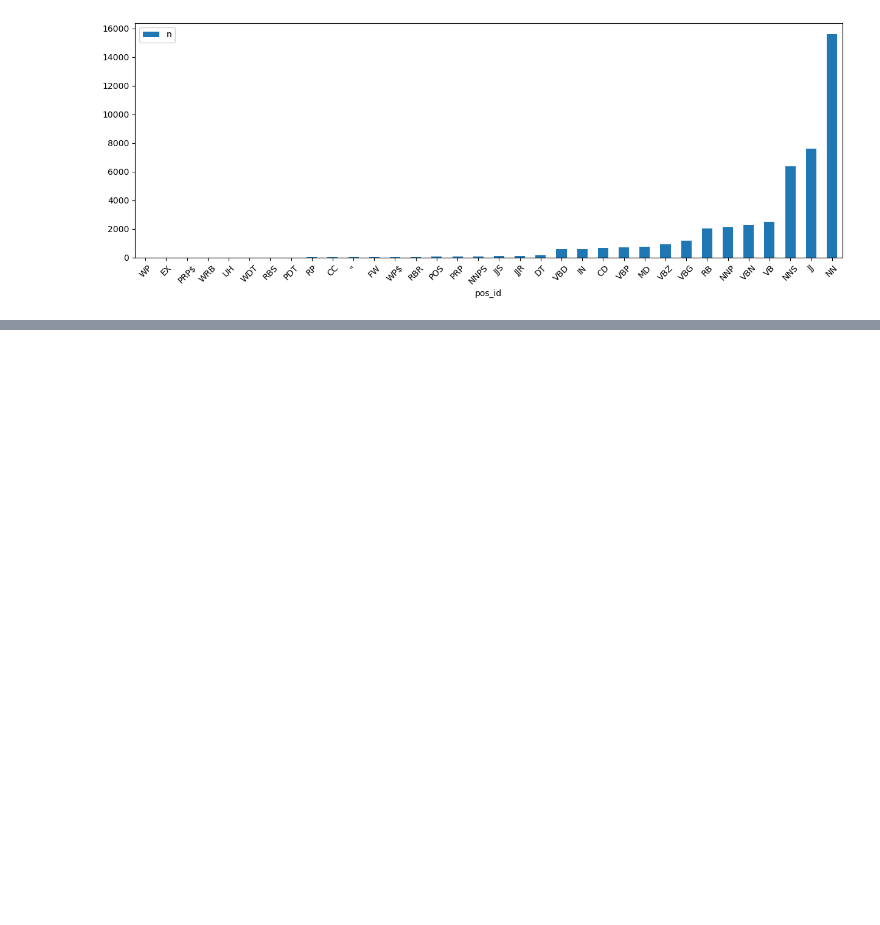
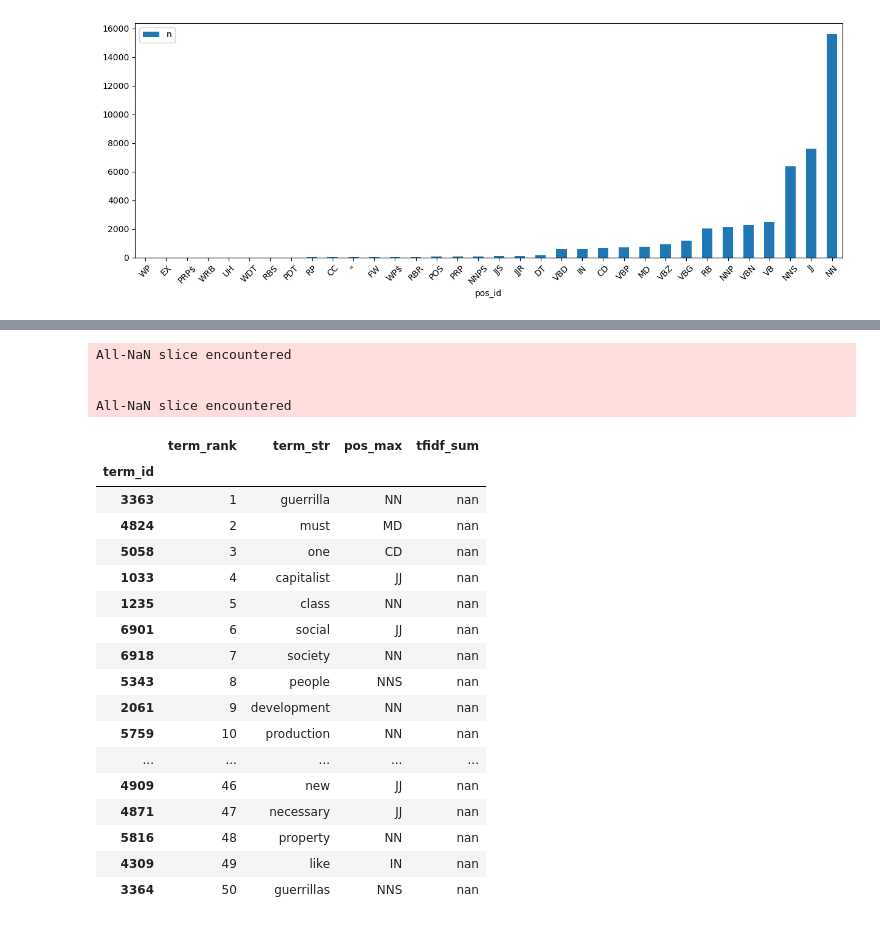
Before and after one commit to smasefi/NLP_Final_Project, a Jupyter notebook: main.ipynb, the cells around one changed output, grey strips where cells are left out. Cells and saved outputs as stored; diff of their text form; code cells hidden in the pictures; blank space fills up the shorter version.

```diff
--- a/main.ipynb
+++ b/main.ipynb
@@ -133,0 +483,27 @@ POS.sort_values('n').plot.bar(y='n', figsize=(15,5), rot=45);
+# %%
+VOCAB[['term_rank','term_str','pos_max','tfidf_sum']]\
+    .sort_values('tfidf_sum', ascending=False).head(50)\
+    .style.background_gradient(cmap=gradient_cmap, high=1)
+# %% [output]
+All-NaN slice encountered
+
+
+All-NaN slice encountered
+|  | term_rank | term_str | pos_max | tfidf_sum |
+| term_id |  |  |  |  |
+| 3363 | 1 | guerrilla | NN | nan |
+| 4824 | 2 | must | MD | nan |
+| 5058 | 3 | one | CD | nan |
+| 1033 | 4 | capitalist | JJ | nan |
+| 1235 | 5 | class | NN | nan |
+| 6901 | 6 | social | JJ | nan |
+| 6918 | 7 | society | NN | nan |
+| 5343 | 8 | people | NNS | nan |
+| 2061 | 9 | development | NN | nan |
+| 5759 | 10 | production | NN | nan |
+| ... | ... | ... | ... | ... |
+| 4909 | 46 | new | JJ | nan |
+| 4871 | 47 | necessary | JJ | nan |
+| 5816 | 48 | property | NN | nan |
+| 4309 | 49 | like | IN | nan |
+| 3364 | 50 | guerrillas | NNS | nan |
```
Also changed, not shown: parts of 57 cells of this notebook, 1 other file.
